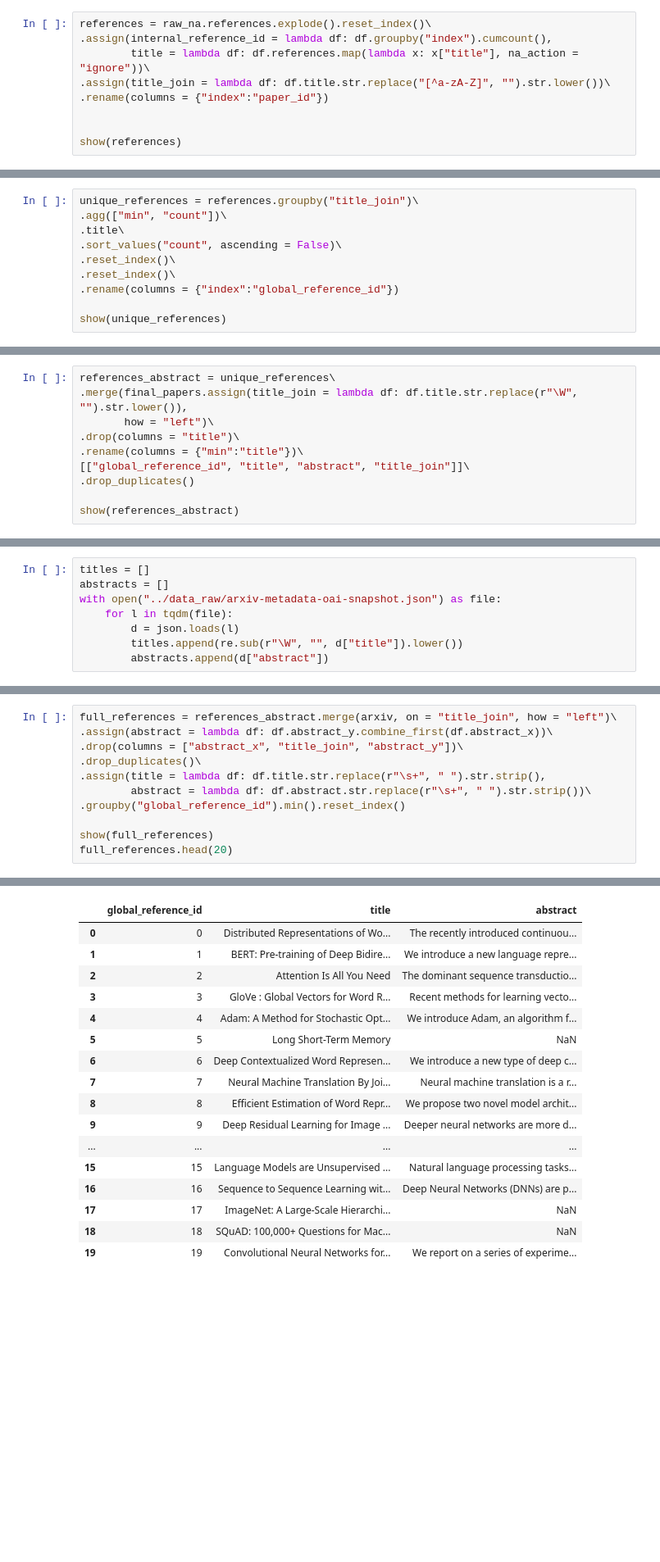
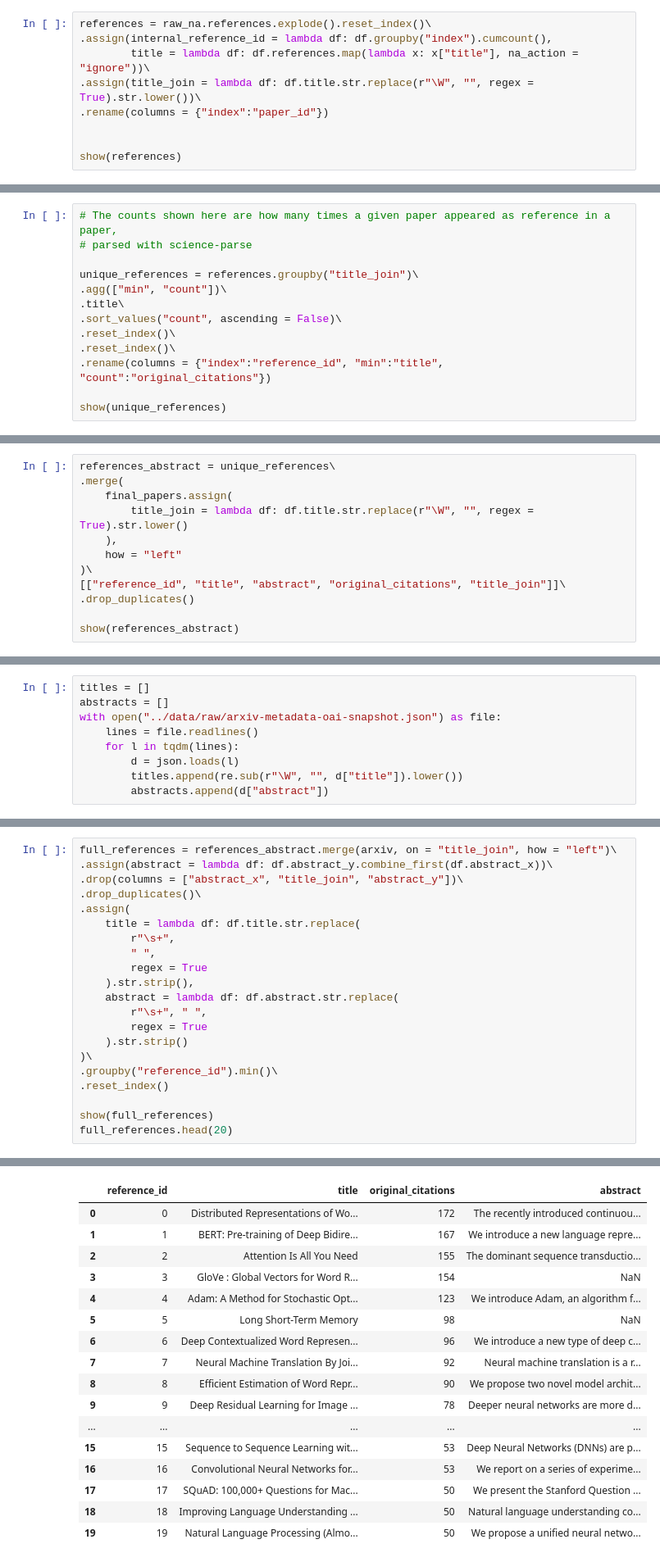
Before and after one commit to jarobyte91/rouge_sciqfs, a Jupyter notebook: notebooks/1_build_dataset.ipynb, the cells around one changed output, grey strips where cells are left out. Shown at 82% size. Cells and saved outputs as stored; diff of their text form; blank space fills up the shorter version.

Commit message:
keep original citations

```diff
--- a/notebooks/1_build_dataset.ipynb
+++ b/notebooks/1_build_dataset.ipynb
@@ -125,7 +125,7 @@ citations.context[2]
 references = raw_na.references.explode().reset_index()\
 .assign(internal_reference_id = lambda df: df.groupby("index").cumcount(),
         title = lambda df: df.references.map(lambda x: x["title"], na_action = "ignore"))\
-.assign(title_join = lambda df: df.title.str.replace("[^a-zA-Z]", "").str.lower())\
+.assign(title_join = lambda df: df.title.str.replace(r"\W", "", regex = True).str.lower())\
 .rename(columns = {"index":"paper_id"})
 
 
@@ -141,11 +197,14 @@ show(references)
 # %%
+# The counts shown here are how many times a given paper appeared as reference in a paper,
+# parsed with science-parse
+
 unique_references = references.groupby("title_join")\
 .agg(["min", "count"])\
 .title\
 .sort_values("count", ascending = False)\
 .reset_index()\
 .reset_index()\
-.rename(columns = {"index":"global_reference_id"})
+.rename(columns = {"index":"reference_id", "min":"title", "count":"original_citations"})
 
 show(unique_references)
 # %% [output]
@@ -201,11 +360,13 @@ show(final_papers)
 | 4 | 4 | On Minimizing Cost in Legal Docum... | Technology-assisted review (TAR) ... | [{'heading': None, 'text': 'CCS C... | CCS CONCEPTS • Information system... |
 # %%
 references_abstract = unique_references\
-.merge(final_papers.assign(title_join = lambda df: df.title.str.replace(r"\W", "").str.lower()),
-       how = "left")\
-.drop(columns = "title")\
-.rename(columns = {"min":"title"})\
-[["global_reference_id", "title", "abstract", "title_join"]]\
+.merge(
+    final_papers.assign(
+        title_join = lambda df: df.title.str.replace(r"\W", "", regex = True).str.lower()
+    ),
+    how = "left"
+)\
+[["reference_id", "title", "abstract", "original_citations", "title_join"]]\
 .drop_duplicates()
 
 show(references_abstract)
@@ -222,8 +383,9 @@ show(references_abstract)
 # %%
 titles = []
 abstracts = []
-with open("../data_raw/arxiv-metadata-oai-snapshot.json") as file:
-    for l in tqdm(file):
+with open("../data/raw/arxiv-metadata-oai-snapshot.json") as file:
+    lines = file.readlines()
+    for l in tqdm(lines):
         d = json.loads(l)
         titles.append(re.sub(r"\W", "", d["title"]).lower())
         abstracts.append(d["abstract"])
@@ -243,9 +405,19 @@ full_references = references_abstract.merge(arxiv, on = "title_join", how = "lef
 .assign(abstract = lambda df: df.abstract_y.combine_first(df.abstract_x))\
 .drop(columns = ["abstract_x", "title_join", "abstract_y"])\
 .drop_duplicates()\
-.assign(title = lambda df: df.title.str.replace(r"\s+", " ").str.strip(),
-        abstract = lambda df: df.abstract.str.replace(r"\s+", " ").str.strip())\
-.groupby("global_reference_id").min().reset_index()
+.assign(
+    title = lambda df: df.title.str.replace(
+        r"\s+",
+        " ",
+        regex = True
+    ).str.strip(),
+    abstract = lambda df: df.abstract.str.replace(
+        r"\s+", " ",
+        regex = True
+    ).str.strip()
+)\
+.groupby("reference_id").min()\
+.reset_index()
 
 show(full_references)
 full_references.head(20)
@@ -254,20 +426,20 @@ full_references.head(20)
-|  | global_reference_id | title | abstract |
-| 0 | 0 | Distributed Representations of Wo... | The recently introduced continuou... |
-| 1 | 1 | BERT: Pre-training of Deep Bidire... | We introduce a new language repre... |
-| 2 | 2 | Attention Is All You Need | The dominant sequence transductio... |
-| 3 | 3 | GloVe : Global Vectors for Word R... | Recent methods for learning vecto... |
-| 4 | 4 | Adam: A Method for Stochastic Opt... | We introduce Adam, an algorithm f... |
-| 5 | 5 | Long Short-Term Memory | NaN |
-| 6 | 6 | Deep Contextualized Word Represen... | We introduce a new type of deep c... |
-| 7 | 7 | Neural Machine Translation By Joi... | Neural machine translation is a r... |
-| 8 | 8 | Efficient Estimation of Word Repr... | We propose two novel model archit... |
-| 9 | 9 | Deep Residual Learning for Image ... | Deeper neural networks are more d... |
-| ... | ... | ... | ... |
-| 15 | 15 | Language Models are Unsupervised ... | Natural language processing tasks... |
-| 16 | 16 | Sequence to Sequence Learning wit... | Deep Neural Networks (DNNs) are p... |
-| 17 | 17 | ImageNet: A Large-Scale Hierarchi... | NaN |
-| 18 | 18 | SQuAD: 100,000+ Questions for Mac... | NaN |
-| 19 | 19 | Convolutional Neural Networks for... | We report on a series of experime... |
+|  | reference_id | title | original_citations | abstract |
+| 0 | 0 | Distributed Representations of Wo... | 172 | The recently introduced continuou... |
+| 1 | 1 | BERT: Pre-training of Deep Bidire... | 167 | We introduce a new language repre... |
+| 2 | 2 | Attention Is All You Need | 155 | The dominant sequence transductio... |
+| 3 | 3 | GloVe : Global Vectors for Word R... | 154 | NaN |
+| 4 | 4 | Adam: A Method for Stochastic Opt... | 123 | We introduce Adam, an algorithm f... |
+| 5 | 5 | Long Short-Term Memory | 98 | NaN |
+| 6 | 6 | Deep Contextualized Word Represen... | 96 | We introduce a new type of deep c... |
+| 7 | 7 | Neural Machine Translation By Joi... | 92 | Neural machine translation is a r... |
+| 8 | 8 | Efficient Estimation of Word Repr... | 90 | We propose two novel model archit... |
+| 9 | 9 | Deep Residual Learning for Image ... | 78 | Deeper neural networks are more d... |
+| ... | ... | ... | ... | ... |
+| 15 | 15 | Sequence to Sequence Learning wit... | 53 | Deep Neural Networks (DNNs) are p... |
+| 16 | 16 | Convolutional Neural Networks for... | 53 | We report on a series of experime... |
+| 17 | 17 | SQuAD: 100,000+ Questions for Mac... | 50 | We present the Stanford Question ... |
+| 18 | 18 | Improving Language Understanding ... | 50 | Natural language understanding co... |
+| 19 | 19 | Natural Language Processing (Almo... | 50 | We propose a unified neural netwo... |
 # %% [markdown]
 # paper sections
 # %%
```
Also changed, not shown: parts of 21 cells of this notebook, 2 other files.
